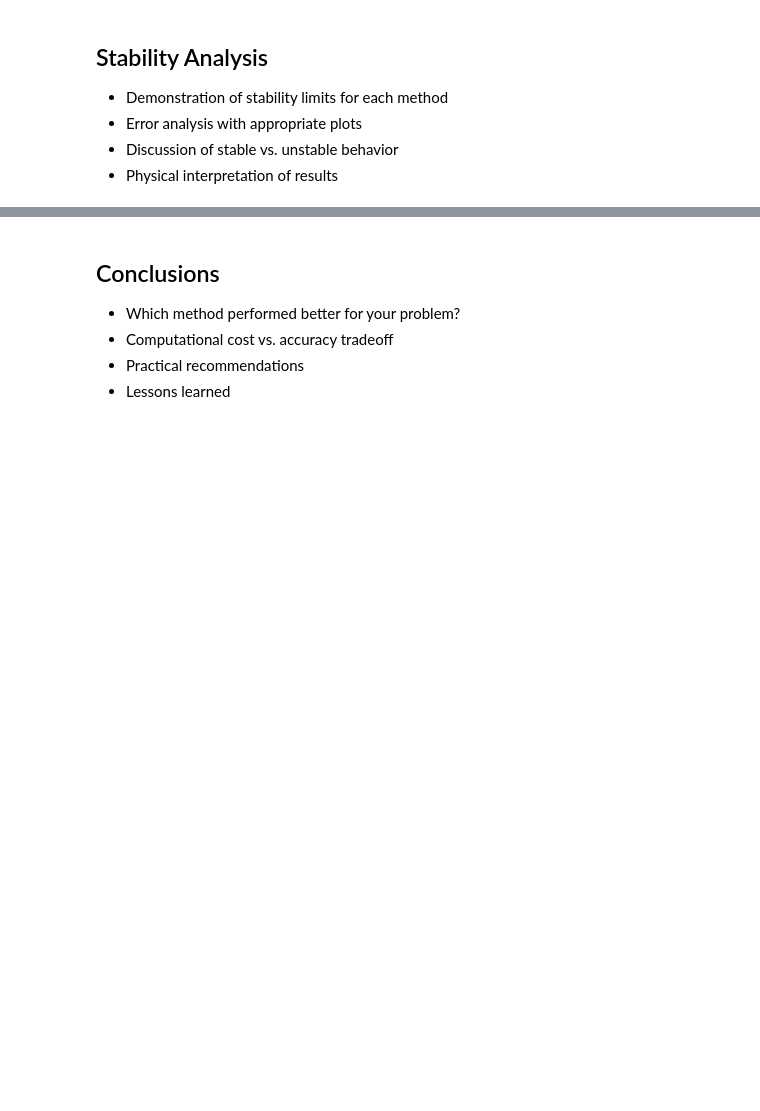
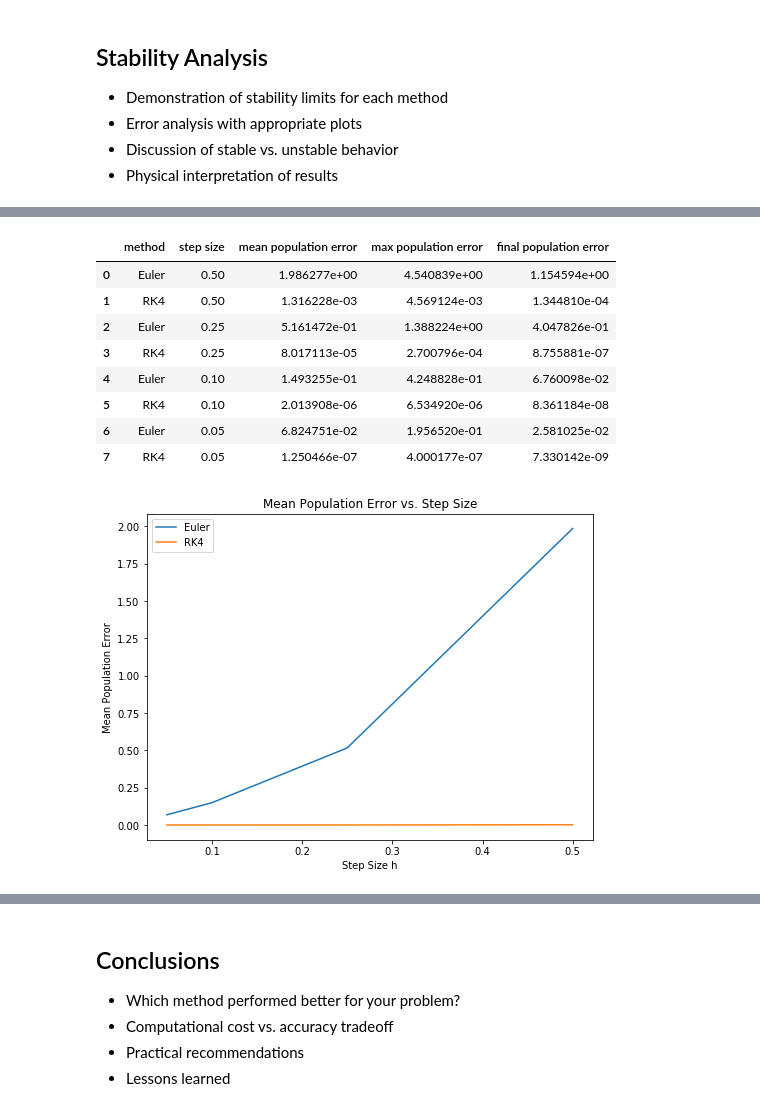
Before and after one commit to morgancodes22/coe311k, a Jupyter notebook: Gaitz_Morgan_COE311K_FinalProject.ipynb, the cells around one changed output, grey strips where cells are left out. Saved outputs shown, nothing was run; the diff lists cells and outputs as text; code cells hidden in the pictures; blank space fills up the shorter version.

```diff
--- a/Gaitz_Morgan_COE311K_FinalProject.ipynb
+++ b/Gaitz_Morgan_COE311K_FinalProject.ipynb
@@ -105,0 +267,79 @@ def rk4(x0, y0, h, x_end):
+# %%
+# code for doing the stability analysis for each method
+h_sol = 0.001 # aince no exact solution, compaing using a very small step size of the more accurate method.
+t_sol, y_sol = RK4(y0, h_sol, start, stop, r, K, a)
+
+def sol(t_ref, y_ref, t_values):
+    P_sol = np.interp(t_values, t_sol, y_sol[:, 0])
+    v_sol = np.interp(t_values, t_sol, y_sol[:, 1])
+
+    return np.column_stack((P_sol, v_sol))
+
+
+
+
+import pandas as pd
+from IPython.display import display
+
+error_results = []
+
+for h in step_sizes:
+    t_euler, y_euler = solutions[("Euler", h)]
+    t_rk4, y_rk4 = solutions[("RK4", h)]
+
+    y_sol_euler = sol(t_sol, y_sol, t_euler)
+    y_sol_rk4 = sol(t_sol, y_sol, t_rk4)
+
+    euler_error = abs(y_euler[:, 0] - y_sol_euler[:, 0])
+    rk4_error = abs(y_rk4[:, 0] - y_sol_rk4[:, 0])
+
+    error_results.append({
+        "method": "Euler",
+        "step size": h,
+        "mean population error": np.mean(euler_error),
+        "max population error": np.max(euler_error),
+        "final population error": euler_error[-1]
+    })
+
+    error_results.append({
+        "method": "RK4",
+        "step size": h,
+        "mean population error": np.mean(rk4_error),
+        "max population error": np.max(rk4_error),
+        "final population error": rk4_error[-1]
+    })
+
+error_table = pd.DataFrame(error_results)
+display(error_table)
+
+
+plt.figure(figsize=(8, 6))
+
+# get the Euler rows
+euler_data = error_table[error_table["method"] == "Euler"]
+
+# get the RK4 rows
+rk4_data = error_table[error_table["method"] == "RK4"]
+
+# plot Euler error
+plt.plot(euler_data["step size"], euler_data["mean population error"], label="Euler")
+
+# plot RK4 error
+plt.plot(rk4_data["step size"], rk4_data["mean population error"], label="RK4")
+
+plt.xlabel("Step Size h")
+plt.ylabel("Mean Population Error")
+plt.title("Mean Population Error vs. Step Size")
+plt.legend()
+plt.show()
+# %% [output]
+|  | method | step size | mean population error | max population error | final population error |
+| 0 | Euler | 0.50 | 1.986277e+00 | 4.540839e+00 | 1.154594e+00 |
+| 1 | RK4 | 0.50 | 1.316228e-03 | 4.569124e-03 | 1.344810e-04 |
+| 2 | Euler | 0.25 | 5.161472e-01 | 1.388224e+00 | 4.047826e-01 |
+| 3 | RK4 | 0.25 | 8.017113e-05 | 2.700796e-04 | 8.755881e-07 |
+| 4 | Euler | 0.10 | 1.493255e-01 | 4.248828e-01 | 6.760098e-02 |
+| 5 | RK4 | 0.10 | 2.013908e-06 | 6.534920e-06 | 8.361184e-08 |
+| 6 | Euler | 0.05 | 6.824751e-02 | 1.956520e-01 | 2.581025e-02 |
+| 7 | RK4 | 0.05 | 1.250466e-07 | 4.000177e-07 | 7.330142e-09 |
+[figure, added]
```
Also changed, not shown: parts of 25 cells of this notebook, 1 other file.
